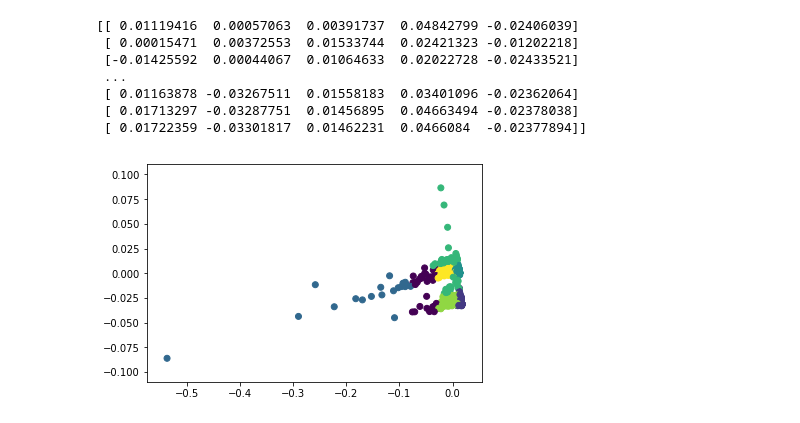
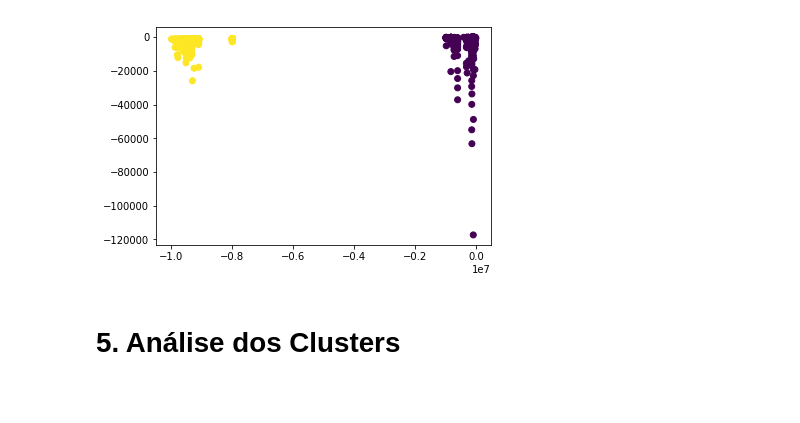
Before and after one commit to ericklt/pattern-recognition, a Jupyter notebook: Trabalho 3.ipynb, the cells around one changed output. Drawn from its saved outputs; the diff is of its cells as text; code cells hidden in the pictures; blank space fills up the shorter version.

```diff
--- a/Trabalho 3.ipynb
+++ b/Trabalho 3.ipynb
@@ -91,21 +209,13 @@ plt.show()
 # %%
 pca = utils.PCA()
 pca.fit(data)
-pca_data = pca.transform(data, min_var=0.999)
+pca_data = pca.transform(data, min_var=1)
+
+m = models[0]
+
+plt.scatter(pca_data[:, 0], pca_data[:, 1], c=m.labels_)
+plt.show()
+# %% [output]
+[figure, added]
-# %%
-print(pca_data)
-# %% [output]
-[[ 0.01119416  0.00057063  0.00391737  0.04842799 -0.02406039]
- [ 0.00015471  0.00372553  0.01533744  0.02421323 -0.01202218]
- [-0.01425592  0.00044067  0.01064633  0.02022728 -0.02433521]
- ...
- [ 0.01163878 -0.03267511  0.01558183  0.03401096 -0.02362064]
- [ 0.01713297 -0.03287751  0.01456895  0.04663494 -0.02378038]
- [ 0.01722359 -0.03301817  0.01462231  0.0466084  -0.02377894]]
-# %%
-m = models[]
-#print(dunn_index(model, data))
-plt.scatter(pca_data[:, 0], pca_data[:, 1], c=model.labels_)
-plt.show()
-# %% [output]
-[figure, removed]
+# %% [markdown]
+# 5. Análise dos Clusters
```
Also changed, not shown: parts of 29 cells of this notebook, 8 other files.
